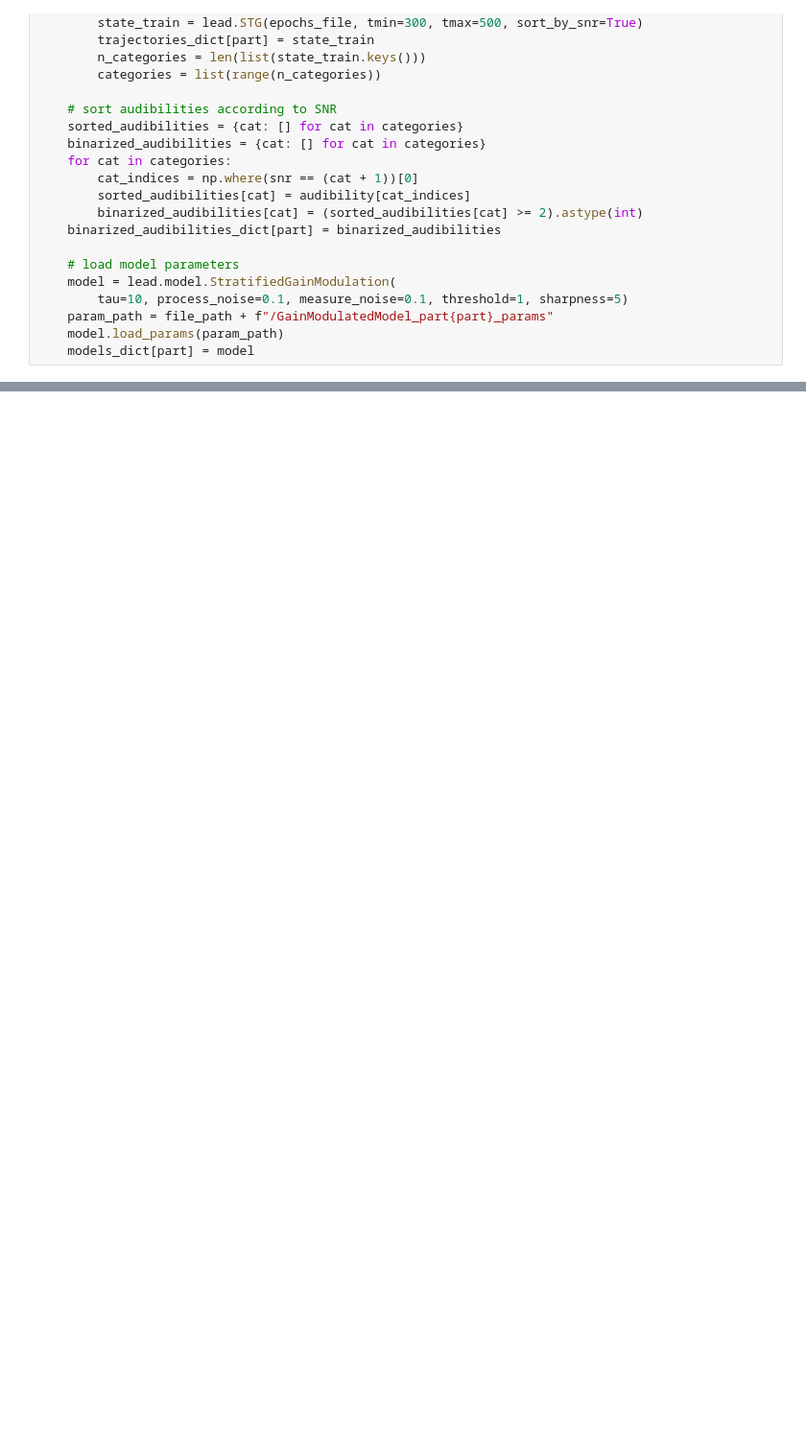
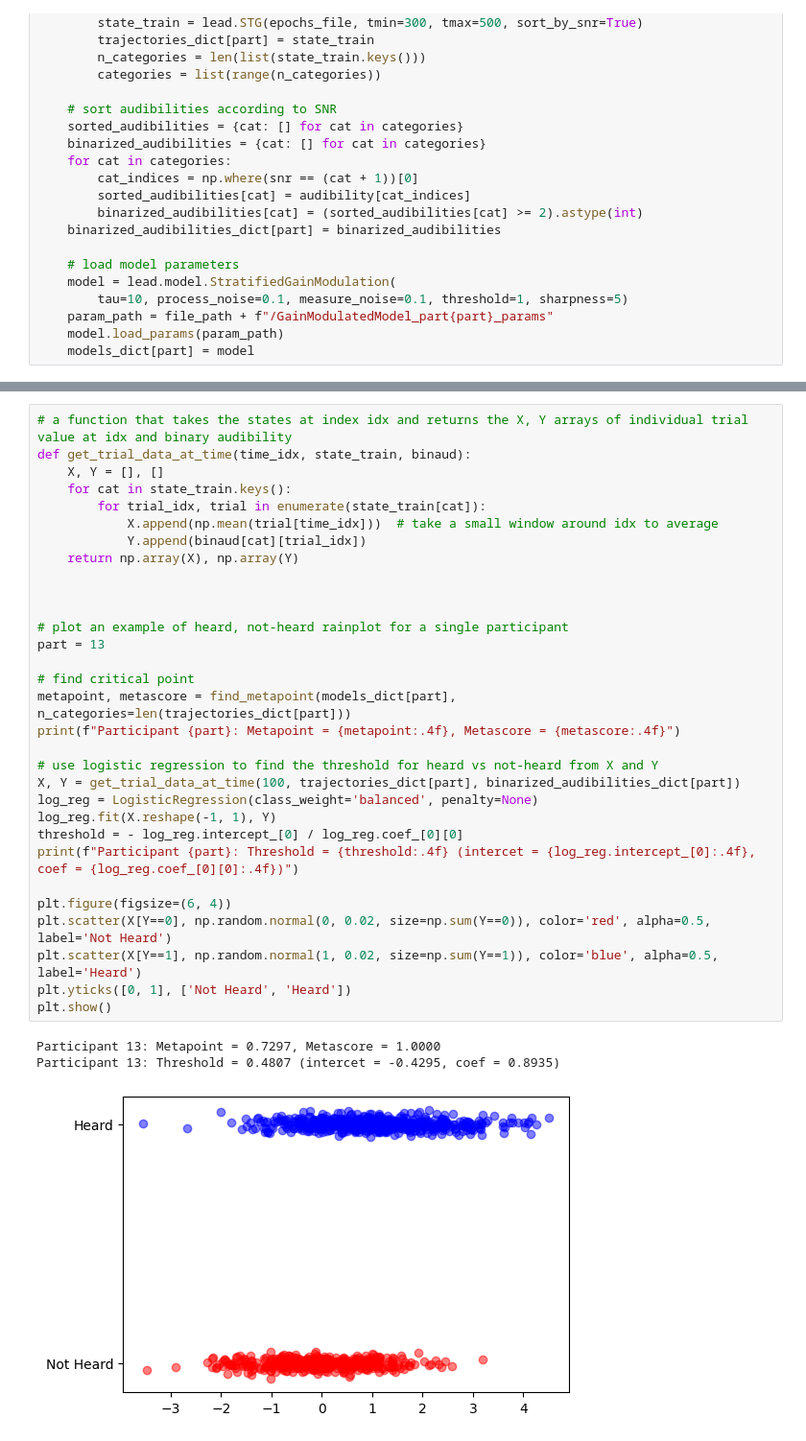
Before and after one commit to ThoHardy/SOUNDMODEL, a Jupyter notebook: Behavioral_Predictions 7.ipynb, the cells around one changed output, grey strips where cells are left out. Shown at 96% size. Cells and saved outputs as stored; diff of their text form; blank space fills up the shorter version.

```diff
--- a/Behavioral_Predictions 7.ipynb
+++ b/Behavioral_Predictions 7.ipynb
@@ -78,0 +122,35 @@ def metastability_score&point(f, df, x_grid, tau):
+# %%
+# a function that takes the states at index idx and returns the X, Y arrays of individual trial value at idx and binary audibility
+def get_trial_data_at_time(time_idx, state_train, binaud):
+    X, Y = [], []
+    for cat in state_train.keys():
+        for trial_idx, trial in enumerate(state_train[cat]):
+            X.append(np.mean(trial[time_idx]))  # take a small window around idx to average
+            Y.append(binaud[cat][trial_idx])
+    return np.array(X), np.array(Y)
+
+
+
+# plot an example of heard, not-heard rainplot for a single participant
+part = 13
+
+# find critical point
+metapoint, metascore = find_metapoint(models_dict[part], n_categories=len(trajectories_dict[part]))
+print(f"Participant {part}: Metapoint = {metapoint:.4f}, Metascore = {metascore:.4f}")
+
+# use logistic regression to find the threshold for heard vs not-heard from X and Y
+X, Y = get_trial_data_at_time(100, trajectories_dict[part], binarized_audibilities_dict[part])
+log_reg = LogisticRegression(class_weight='balanced', penalty=None)
+log_reg.fit(X.reshape(-1, 1), Y)
+threshold = - log_reg.intercept_[0] / log_reg.coef_[0][0]
+print(f"Participant {part}: Threshold = {threshold:.4f} (intercet = {log_reg.intercept_[0]:.4f}, coef = {log_reg.coef_[0][0]:.4f})")
+
+plt.figure(figsize=(6, 4))
+plt.scatter(X[Y==0], np.random.normal(0, 0.02, size=np.sum(Y==0)), color='red', alpha=0.5, label='Not Heard')
+plt.scatter(X[Y==1], np.random.normal(1, 0.02, size=np.sum(Y==1)), color='blue', alpha=0.5, label='Heard')
+plt.yticks([0, 1], ['Not Heard', 'Heard'])
+plt.show()
+# %% [output]
+Participant 13: Metapoint = 0.7297, Metascore = 1.0000
+Participant 13: Threshold = 0.4807 (intercet = -0.4295, coef = 0.8935)
+[figure, added]
```
Also changed, not shown: parts of 16 cells of this notebook, 10 other files.
